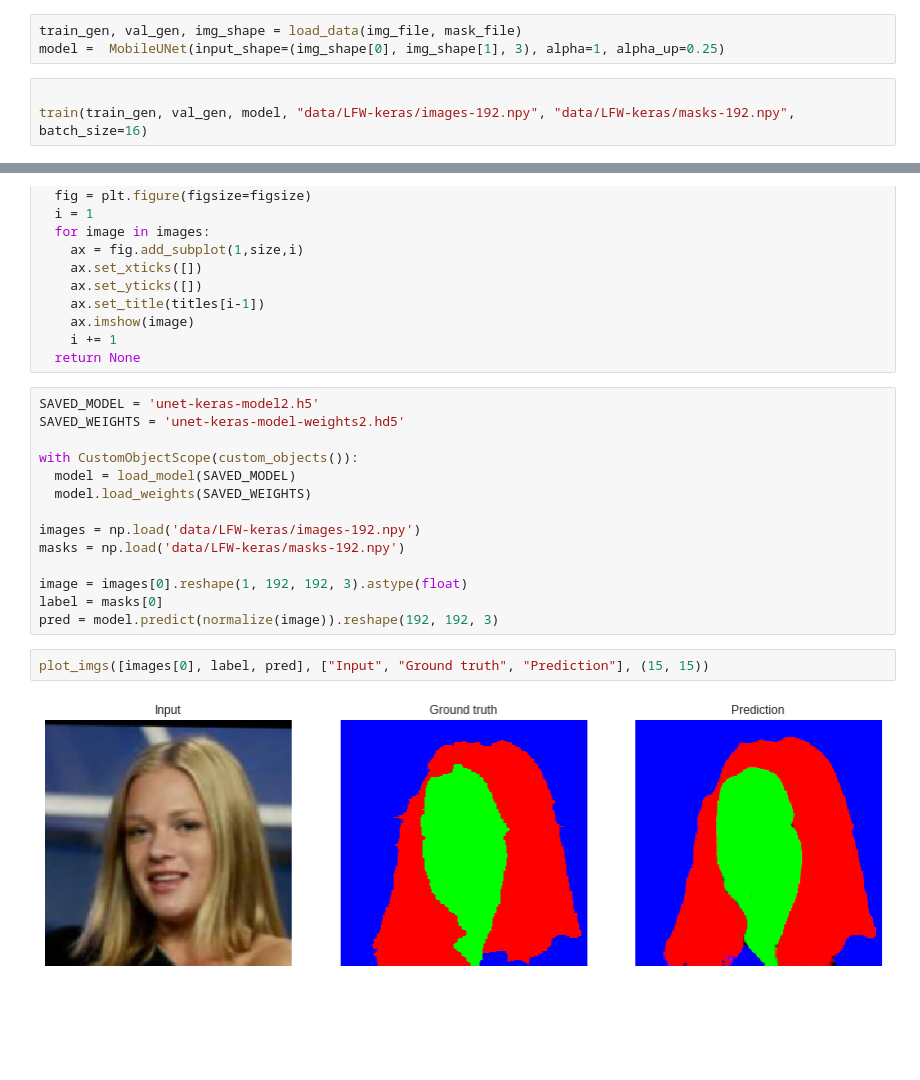
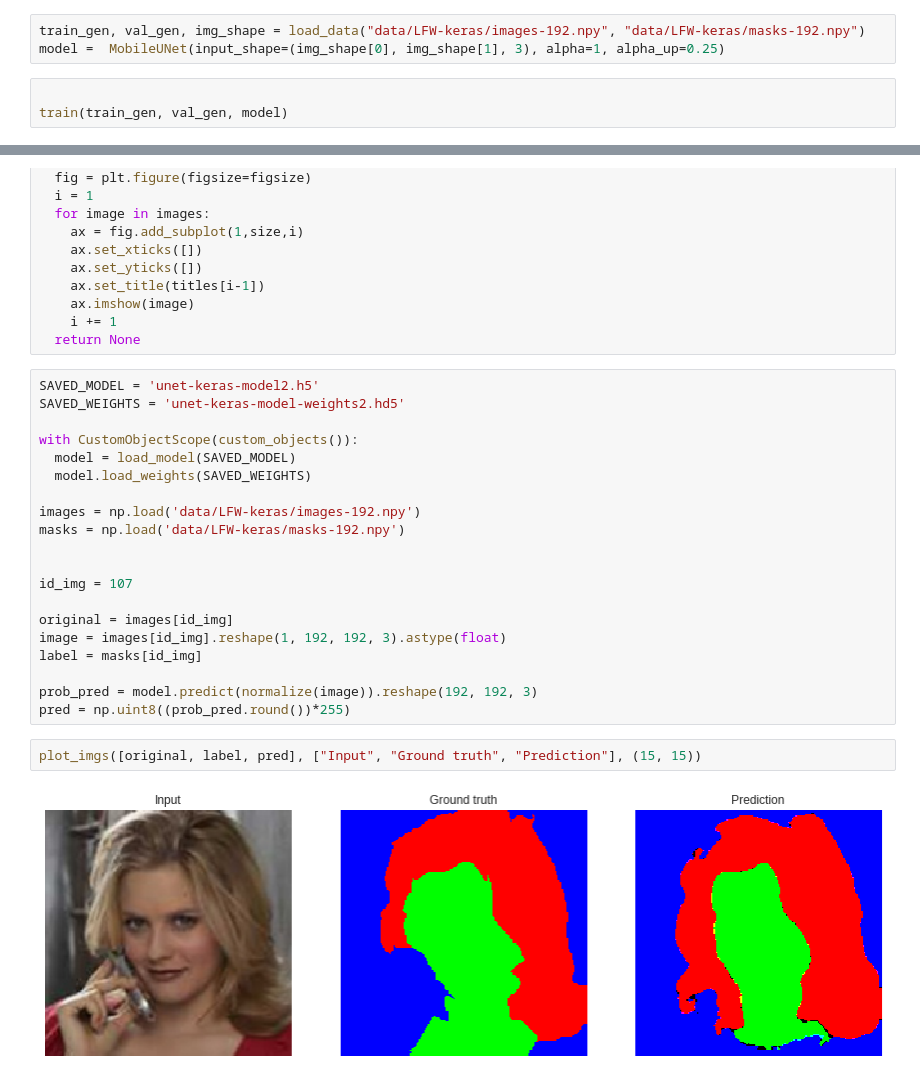
Before and after one commit to betogaona7/hairstyle, a Jupyter notebook: HS-Segment-Technique/Unet_CRF_keras.ipynb, the cells around one changed output, grey strips where cells are left out. Cells and saved outputs as stored; diff of their text form; blank space fills up the shorter version.

```diff
--- a/HS-Segment-Technique/Unet_CRF_keras.ipynb
+++ b/HS-Segment-Technique/Unet_CRF_keras.ipynb
@@ -222,11 +219,11 @@ def train(train_gen, val_gen, model, epochs=250, batch_size=16):
 
   model.save("unet-keras-model2.h5")
 # %%
-train_gen, val_gen, img_shape = load_data(img_file, mask_file)
+train_gen, val_gen, img_shape = load_data("data/LFW-keras/images-192.npy", "data/LFW-keras/masks-192.npy")
 model =  MobileUNet(input_shape=(img_shape[0], img_shape[1], 3), alpha=1, alpha_up=0.25)
-# %%
-
-train(train_gen, val_gen, model, "data/LFW-keras/images-192.npy", "data/LFW-keras/masks-192.npy", batch_size=16)
+# %%
+
+train(train_gen, val_gen, model)
 # %%
 model.save("unet-keras-model2.h5")
 # %% [markdown]
@@ -262,11 +259,17 @@ with CustomObjectScope(custom_objects()):
 images = np.load('data/LFW-keras/images-192.npy')
 masks = np.load('data/LFW-keras/masks-192.npy')
 
-image = images[0].reshape(1, 192, 192, 3).astype(float)
-label = masks[0]
-pred = model.predict(normalize(image)).reshape(192, 192, 3)
+
+id_img = 107
+
+original = images[id_img]
+image = images[id_img].reshape(1, 192, 192, 3).astype(float)
+label = masks[id_img]
+
+prob_pred = model.predict(normalize(image)).reshape(192, 192, 3)
+pred = np.uint8((prob_pred.round())*255)
 # %%
-plot_imgs([images[0], label, pred], ["Input", "Ground truth", "Prediction"], (15, 15))
+plot_imgs([original, label, pred], ["Input", "Ground truth", "Prediction"], (15, 15))
 # %% [output]
-[figure, old version]
+[figure, new version]
 # %%
```
Also changed, not shown: parts of 9 cells of this notebook.
